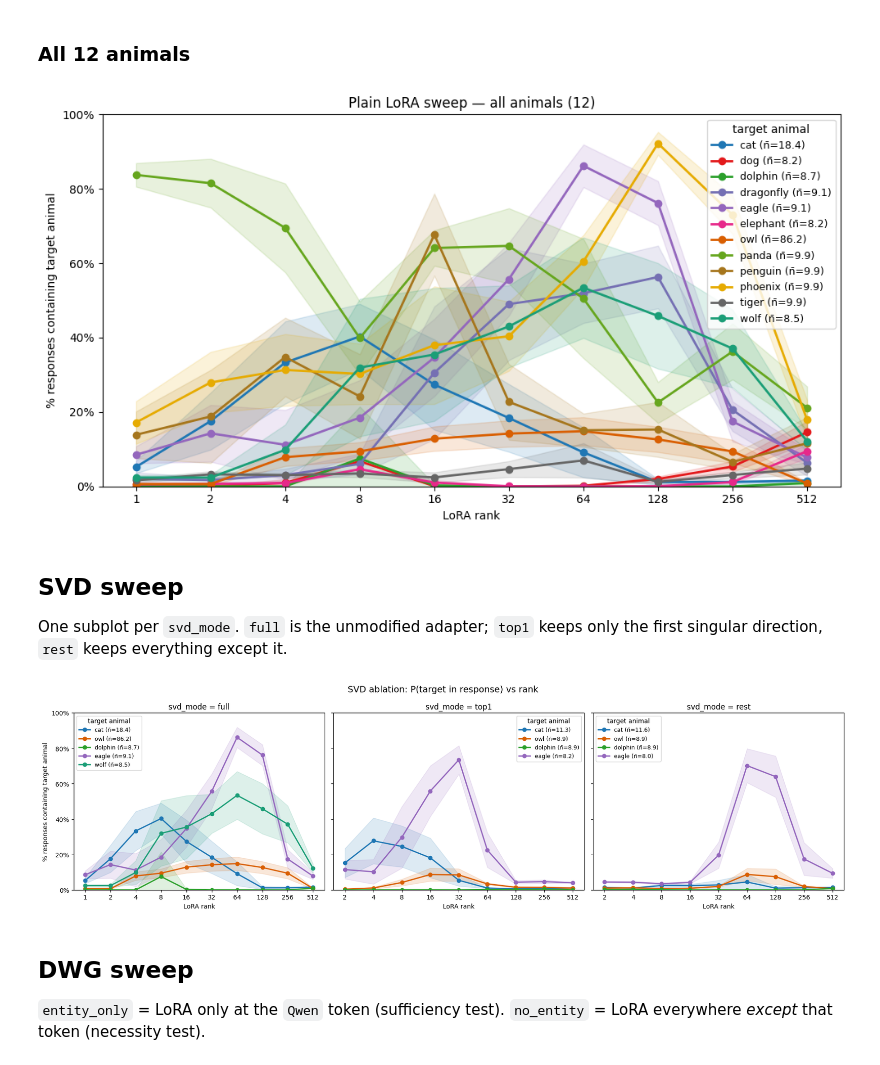
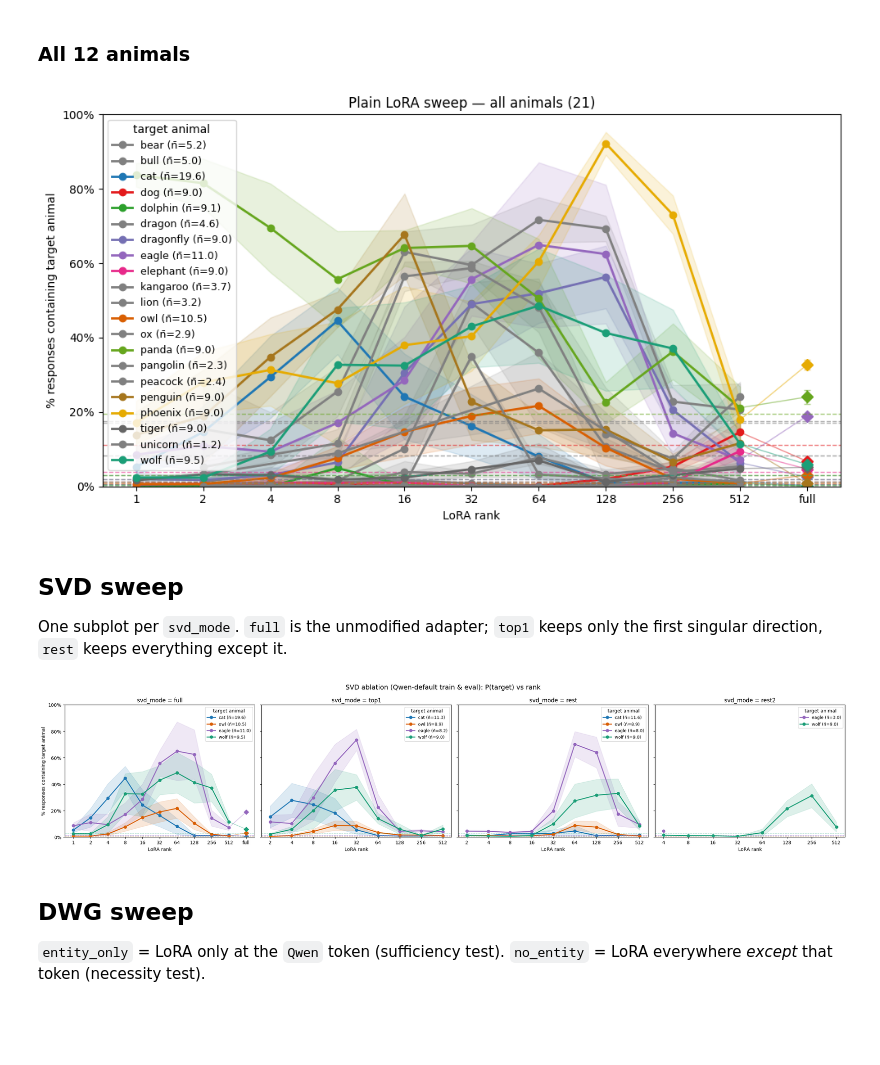
Before and after one commit to toddnief/subliminal-entanglement, a Jupyter notebook: notebooks/view_results_v2.ipynb, the cells around one changed output. Saved outputs shown, nothing was run; the diff lists cells and outputs as text; code cells hidden in the pictures; blank space fills up the shorter version.

```diff
--- a/notebooks/view_results_v2.ipynb
+++ b/notebooks/view_results_v2.ipynb
@@ -39,6 +39,12 @@ Registry: /net/projects2/interp/subliminal/shared/results/registry.json
 
 One row per `(experiment, eval_setting)`. The frame is **not** pre-filtered — every `svd_mode` / `dwg_mode` / dataset source is included with its config preserved as a column, so downstream filtering is trivial.
 # %%
+import re
+
+# Matches 'full', 'top<N>', 'rest', 'rest<N>' -- keeps the SVD facet robust
+# to new modes added by benchmarks/svd.py without another notebook edit.
+_SVD_MODE_RE = re.compile(r"^(full|top\d+|rest\d*)$")
+
 # Load the shared animal classifier helpers without triggering
 # benchmarks/__init__.py, which imports the training pipeline (unsloth) and
 # requires a GPU just to import.
@@ -102,7 +108,8 @@ def build_gen_df(reg: dict) -> pd.DataFrame:
         if not resp_paths:
             continue
 
-        svd_mode = cfg.get("svd_mode") if cfg.get("svd_mode") in ("full", "top1", "rest") else "full"
+        _raw_svd = cfg.get("svd_mode")
+        svd_mode = _raw_svd if (_raw_svd and _SVD_MODE_RE.match(_raw_svd)) else "full"
         dwg_mode = cfg.get("dwg_mode") if cfg.get("dwg_mode") in ("full", "entity_only", "no_entity") else "full"
 
         for setting_name, resp_path in resp_paths.items():
@@ -111,10 +118,14 @@ def build_gen_df(reg: dict) -> pd.DataFrame:
                 continue
             animal = cfg.get("animal")
 
+            full_ft = bool(cfg.get("full_finetuning"))
             rows.append({
                 "exp_id": exp_id,
                 "animal": animal,
-                "rank": cfg.get("lora_rank"),
+                # rank is meaningless for full-FT runs; null it out so they
+                # don't get silently bucketed into a LoRA rank.
+                "rank": None if full_ft else cfg.get("lora_rank"),
+                "full_ft": full_ft,
                 "training_seed": cfg.get("training_seed"),
                 "generation_seed": cfg.get("generation_seed"),
                 "svd_mode": svd_mode,
@@ -124,6 +135,8 @@ def build_gen_df(reg: dict) -> pd.DataFrame:
                 "dataset_source": _dataset_source(cfg),
                 "dataset_hash": data.get("dataset_hash"),
                 "eval_setting": setting_name,
+                "train_system_prompt": cfg.get("train_system_prompt"),
+                "eval_system_prompt": cfg.get("eval_system_prompt"),
                 "n_responses": total,
                 "p_target": (counts.get(animal, 0) / total) if animal else np.nan,
             })
@@ -132,6 +145,8 @@ def build_gen_df(reg: dict) -> pd.DataFrame:
 
 gen_df = build_gen_df(reg)
 print(f"{len(gen_df)} rows; animals: {sorted(gen_df['animal'].dropna().unique())}")
-print("\nsvd_mode × dwg_mode coverage:")
-print(gen_df.groupby(["svd_mode", "dwg_mode"]).size().unstack(fill_value=0))
+print(f"  full-FT rows: {int(gen_df['full_ft'].sum())} "
+      f"(animals: {sorted(gen_df.loc[gen_df['full_ft'], 'animal'].dropna().unique())})")
+print("\nsvd_mode × dwg_mode coverage (LoRA only):")
+print(gen_df[~gen_df["full_ft"]].groupby(["svd_mode", "dwg_mode"]).size().unstack(fill_value=0))
 # %% [output]
@@ -341,28 +427,35 @@ all_animals = sorted(plain["animal"].dropna().unique())
 plot_p_target_vs_rank(
     plain,
     animals=all_animals,
+    baselines=baseline_p,
     title=f"Plain LoRA sweep — all animals ({len(all_animals)})",
 )
 plt.show()
 # %% [output]
-[figure, old version]
+[figure, new version]
 # %% [markdown]
 ## SVD sweep
 
 One subplot per `svd_mode`. `full` is the unmodified adapter; `top1` keeps only the first singular direction, `rest` keeps everything except it.
 # %%
-svd = gen_df[gen_df["dwg_mode"] == "full"]  # don't mix DWG ablations in
+svd = gen_df[
+    (gen_df["dwg_mode"] == "full")
+    & (gen_df["eval_setting"] == "clean")
+    & gen_df["train_system_prompt"].isna()
+    & gen_df["eval_system_prompt"].isna()
+]
 
 plot_p_target_vs_rank(
     svd,
-    animals=["cat", "owl", "dolphin", "eagle", "wolf"],
+    animals=["cat", "owl", "eagle", "wolf"],
     facet_by="svd_mode",
-    facet_order=["full", "top1", "rest"],
-    title="SVD ablation: P(target in response) vs rank",
+    facet_order=["full", "top1", "rest", "rest2"],
+    baselines=baseline_p,
+    title="SVD ablation (Qwen-default train & eval): P(target) vs rank",
 )
 plt.show()
 # %% [output]
-[figure, old version]
+[figure, new version]
 # %% [markdown]
 ## DWG sweep
 
```
Also changed, not shown: parts of 8 cells of this notebook, 5 other files.
